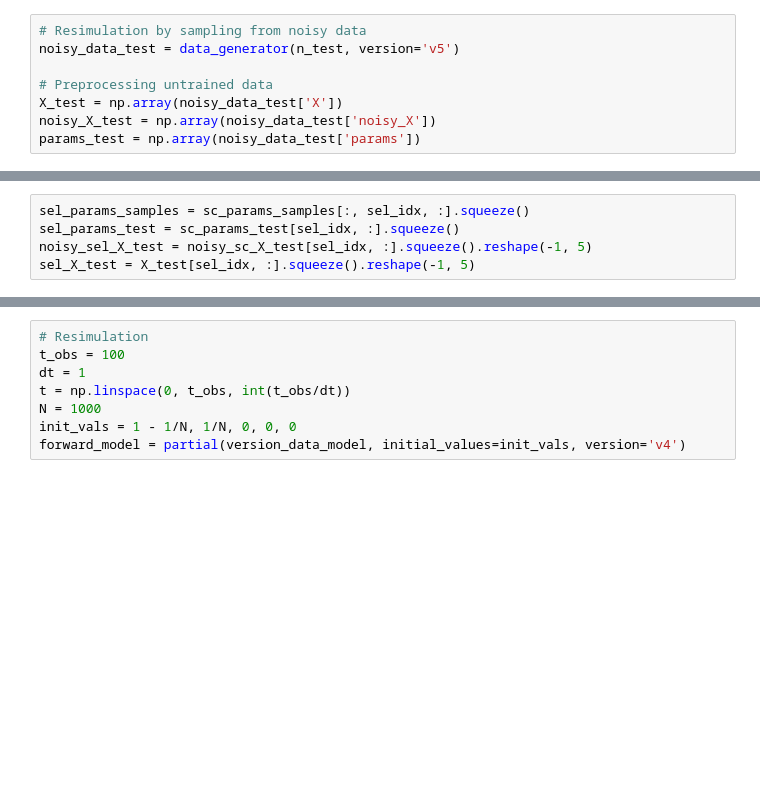
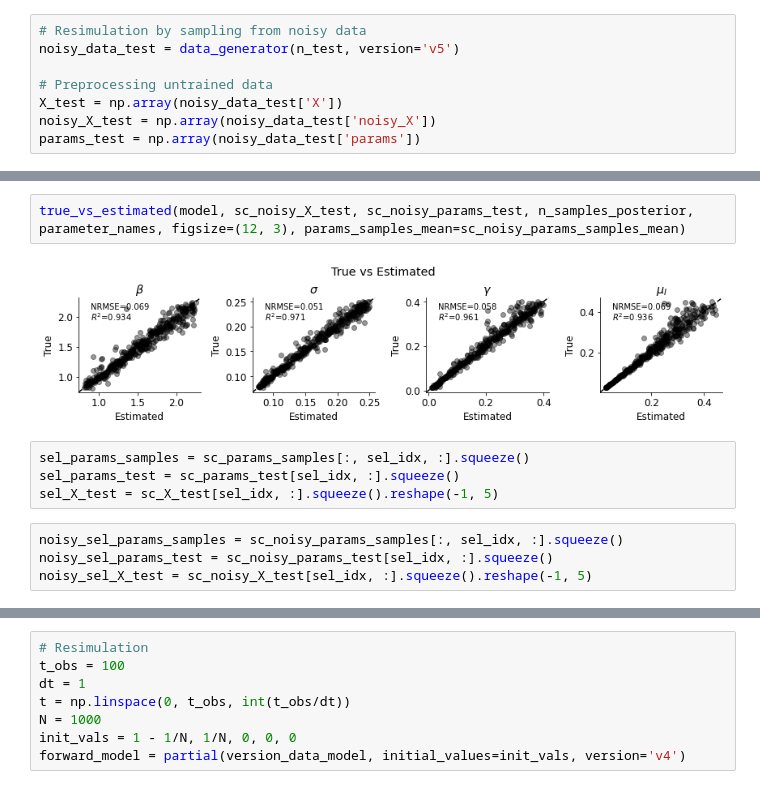
Before and after one commit to juan190199/BachelorThesis, a Jupyter notebook: notebooks/bayesflow_parameter_estimation_v4.ipynb, the cells around one changed output, grey strips where cells are left out. Cells and saved outputs as stored; diff of their text form; blank space fills up the shorter version.

```diff
--- a/notebooks/bayesflow_parameter_estimation_v4.ipynb
+++ b/notebooks/bayesflow_parameter_estimation_v4.ipynb
@@ -217,8 +220,15 @@ true_vs_estimated(model, noisy_sc_X_test, sc_params_test, n_samples_posterior, p
+# %%
+true_vs_estimated(model, sc_noisy_X_test, sc_noisy_params_test, n_samples_posterior, parameter_names, figsize=(12, 3), params_samples_mean=sc_noisy_params_samples_mean)
+# %% [output]
+[figure, added]
 # %%
 sel_params_samples = sc_params_samples[:, sel_idx, :].squeeze()
 sel_params_test = sc_params_test[sel_idx, :].squeeze()
-noisy_sel_X_test = noisy_sc_X_test[sel_idx, :].squeeze().reshape(-1, 5)
-sel_X_test = X_test[sel_idx, :].squeeze().reshape(-1, 5)
+sel_X_test = sc_X_test[sel_idx, :].squeeze().reshape(-1, 5)
+# %%
+noisy_sel_params_samples = sc_noisy_params_samples[:, sel_idx, :].squeeze()
+noisy_sel_params_test = sc_noisy_params_test[sel_idx, :].squeeze()
+noisy_sel_X_test = sc_noisy_X_test[sel_idx, :].squeeze().reshape(-1, 5)
 # %%
 plot_parameters_correlation(sel_params_samples, parameter_names)
 # %% [output]
```
Also changed, not shown: parts of 14 cells of this notebook.
